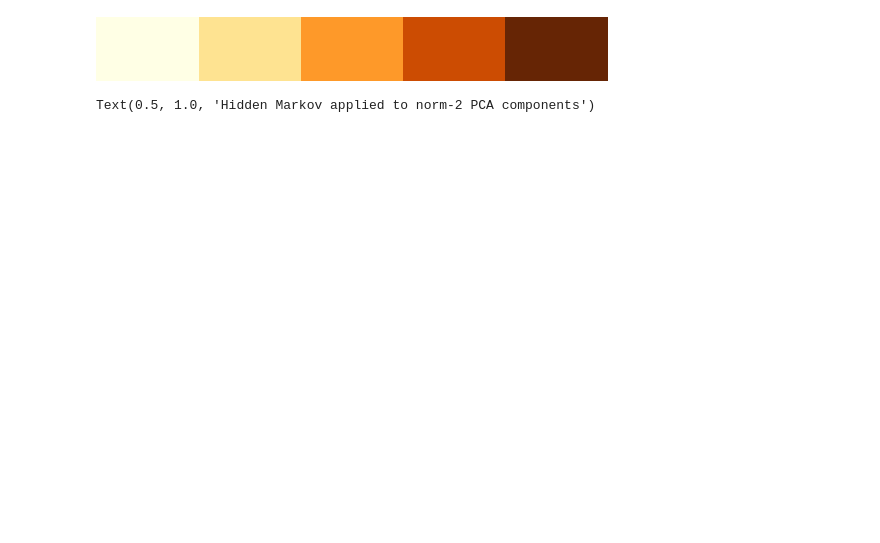
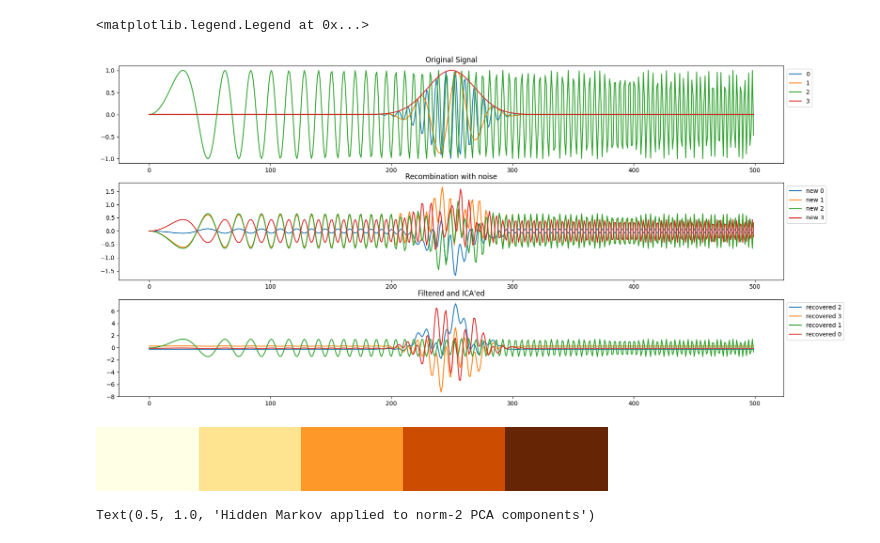
Before and after one commit to RL2-SP3/LISSA, a Jupyter notebook: examples/teste.ipynb, the cells around one changed output. Drawn from its saved outputs; the diff is of its cells as text; code cells hidden in the pictures; blank space fills up the shorter version.

```diff
--- a/examples/teste.ipynb
+++ b/examples/teste.ipynb
@@ -87,3 +87,66 @@ array([[<AxesSubplot: title={'center': 'recovered 2'}>,
+# %%
+window = np.exp((-(t-tf/2)*(t-tf/2))/0.3)
+
+X = np.array(
+    [
+        np.sin(40*t)*window,
+        np.sin(10*t+np.pi/4)*window,
+        np.sin(5*t*t),
+        np.ones(n)*window
+    ]
+)
+
+nc = X.shape[0]
+
+
+noiseamp = 0.05*np.max(X)
+noise = noiseamp*np.random.randn(nc,n)
+
+
+Q = np.linalg.qr(np.random.rand(nc,nc)).Q
+
+
+
+S = pd.DataFrame(X.T@Q,columns=["new 0","new 1","new 2","new 3"])
+Sn = (S)
+Z = Sn#.ewm(alpha=0.8).mean()#((S-S.expanding().mean())/S.expanding().std()).fillna(0)
+
+#Z.plot()
+
+model = PCA(n_components=4)
+recover = model.fit_transform(Z)
+model.components_
+
+
+icamodel = FastICA(n_components=4)
+recover = icamodel.fit_transform(Z)
+
+fig, axs = plt.subplots(3,1)
+plt.rcParams.update({'font.size': 10})
+
+pd.DataFrame(X.T).plot(ax=axs[0])
+
+Sn.plot(ax=axs[1],figsize=(20,10))
+
+
+
+recover = pd.DataFrame(recover,columns=["recovered 2","recovered 3","recovered 1","recovered 0"])
+
+recover.plot(ax=axs[2])
+
+axs[0].set_title("Original Signal")
+axs[1].set_title("Recombination with noise")
+axs[2].set_title("Filtered and ICA'ed")
+
+
+
+
+axs[0].legend(loc='upper left',bbox_to_anchor=(1, 1),fontsize=10)
+axs[1].legend(loc='upper left',bbox_to_anchor=(1, 1),fontsize=10)
+axs[2].legend(loc='upper left',bbox_to_anchor=(1, 1),fontsize=10)
+# %% [output]
+<matplotlib.legend.Legend at 0x...>
+[figure, added]
 # %%
 # Exemplo de estados ao longo do tempo
 n = 4
```
Also changed, not shown: parts of 11 cells of this notebook, 3 other files.
